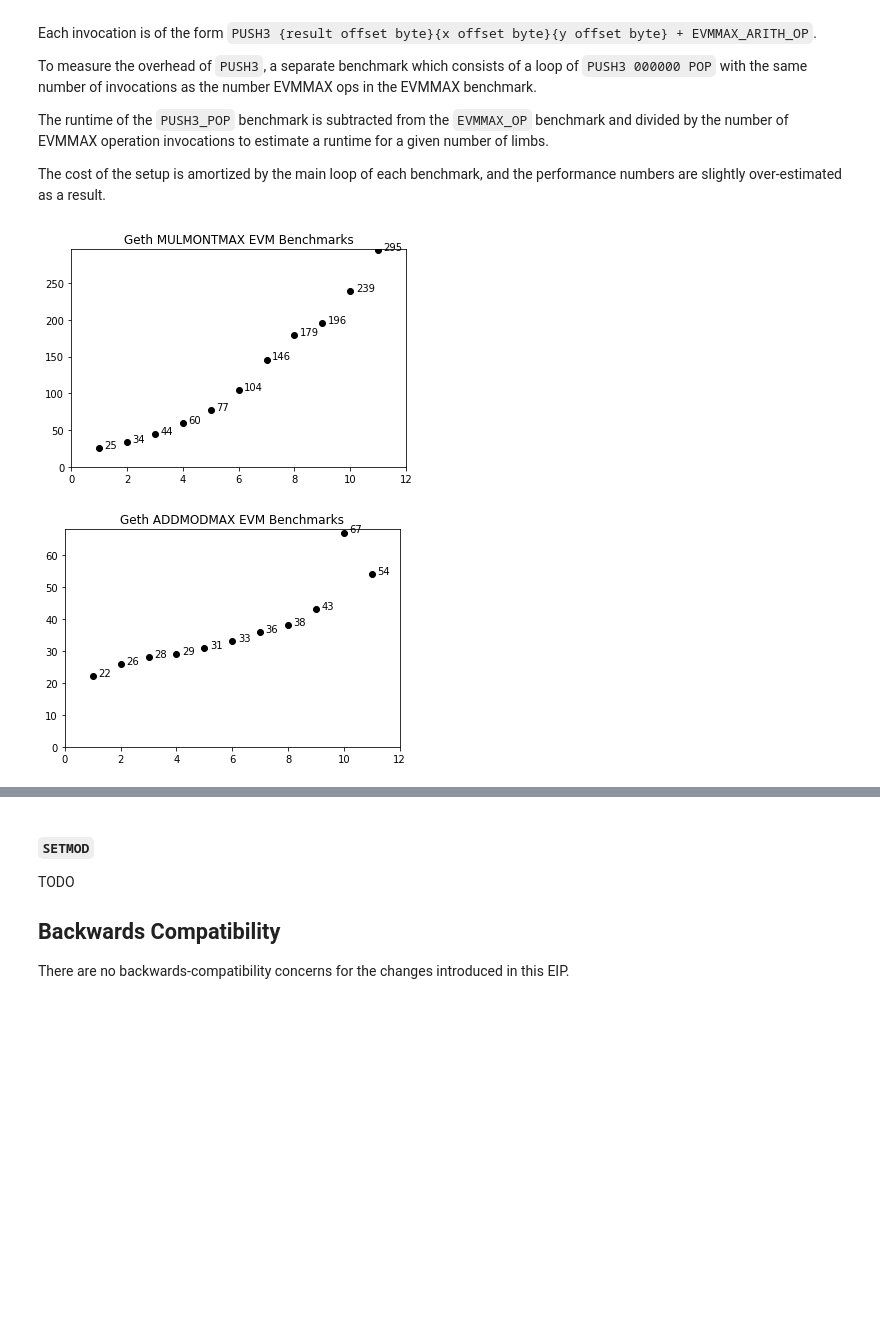
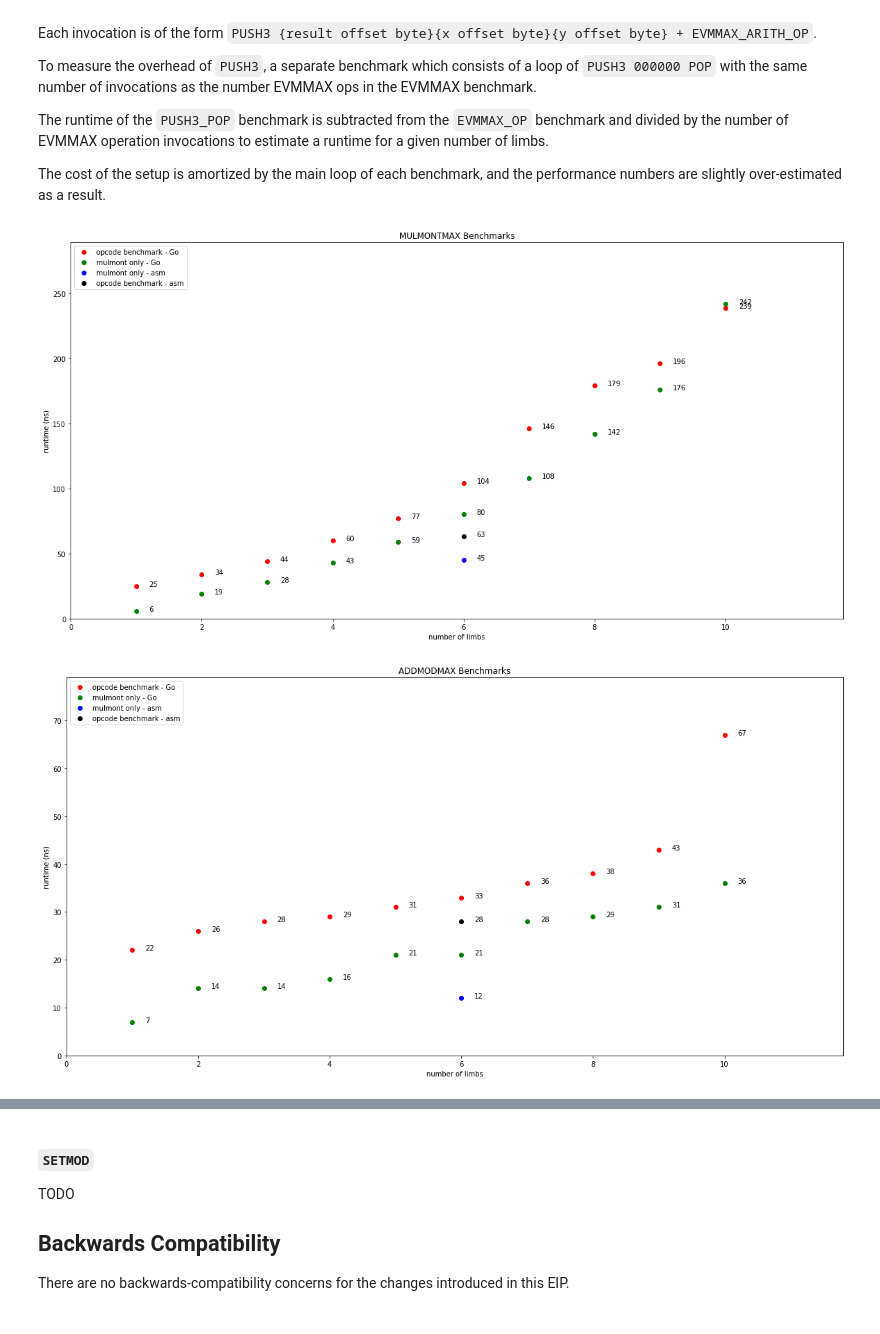
Before and after one commit to jwasinger/plots, a Jupyter notebook: evmmax-no-eof-writeup/plot.ipynb, the cells around one changed output, grey strips where cells are left out. Saved outputs shown, nothing was run; the diff lists cells and outputs as text; code cells hidden in the pictures; blank space fills up the shorter version.

```diff
--- a/evmmax-no-eof-writeup/plot.ipynb
+++ b/evmmax-no-eof-writeup/plot.ipynb
@@ -119,9 +142,20 @@ The runtime of the `PUSH3_POP` benchmark is subtracted from the `EVMMAX_OP` benc
 
 The cost of the setup is amortized by the main loop of each benchmark, and the performance numbers are slightly over-estimated as a result.
 # %%
-lineplot_ns_data("Geth MULMONTMAX EVM Benchmarks", geth_evm_evmmax_benchmarks['MULMONTMAX'])
-lineplot_ns_data("Geth ADDMODMAX EVM Benchmarks", geth_evm_evmmax_benchmarks['ADDMODMAX'])
-lineplot_ns_data("Geth SUBMODMAX EVM Benchmarks", geth_evm_evmmax_benchmarks['SUBMODMAX'])
+scatterplot_ns_data("MULMONTMAX Benchmarks", True, (geth_evm_evmmax_benchmarks['MULMONTMAX'][:-1], "red", "opcode benchmark - Go" ),
+                                                    (go_arith_evmmax_benchmarks['MulMont'][:-2], "green", "mulmont only - Go"),
+                                                    (go_arith_asm384_benchmarks['MulMont'], "blue", "mulmont only - asm"),
+                                                    (geth_evm_asm384_benchmarks['MULMONTMAX'], "black", "opcode benchmark - asm"))
+
+scatterplot_ns_data("ADDMODMAX Benchmarks", True, (geth_evm_evmmax_benchmarks['ADDMODMAX'][:-1], "red", "opcode benchmark - Go" ),
+                                                    (go_arith_evmmax_benchmarks['AddMod'][:-2], "green", "mulmont only - Go"),
+                                                    (go_arith_asm384_benchmarks['AddMod'], "blue", "mulmont only - asm"),
+                                                    (geth_evm_asm384_benchmarks['ADDMODMAX'], "black", "opcode benchmark - asm"))
+
+scatterplot_ns_data("SUBMODMAX Benchmarks", True, (geth_evm_evmmax_benchmarks['SUBMODMAX'][:-1], "red", "opcode benchmark - Go" ),
+                                                    (go_arith_evmmax_benchmarks['SubMod'][:-2], "green", "mulmont only - Go"),
+                                                    (go_arith_asm384_benchmarks['SubMod'], "blue", "mulmont only - asm"),
+                                                    (geth_evm_asm384_benchmarks['SUBMODMAX'], "black", "opcode benchmark - asm"))
 # %% [output]
-[figure, old version]
+[figure, new version]
-[figure, old version]
+[figure, new version]
```
Also changed, not shown: parts of 2 cells of this notebook, 3 other files.
